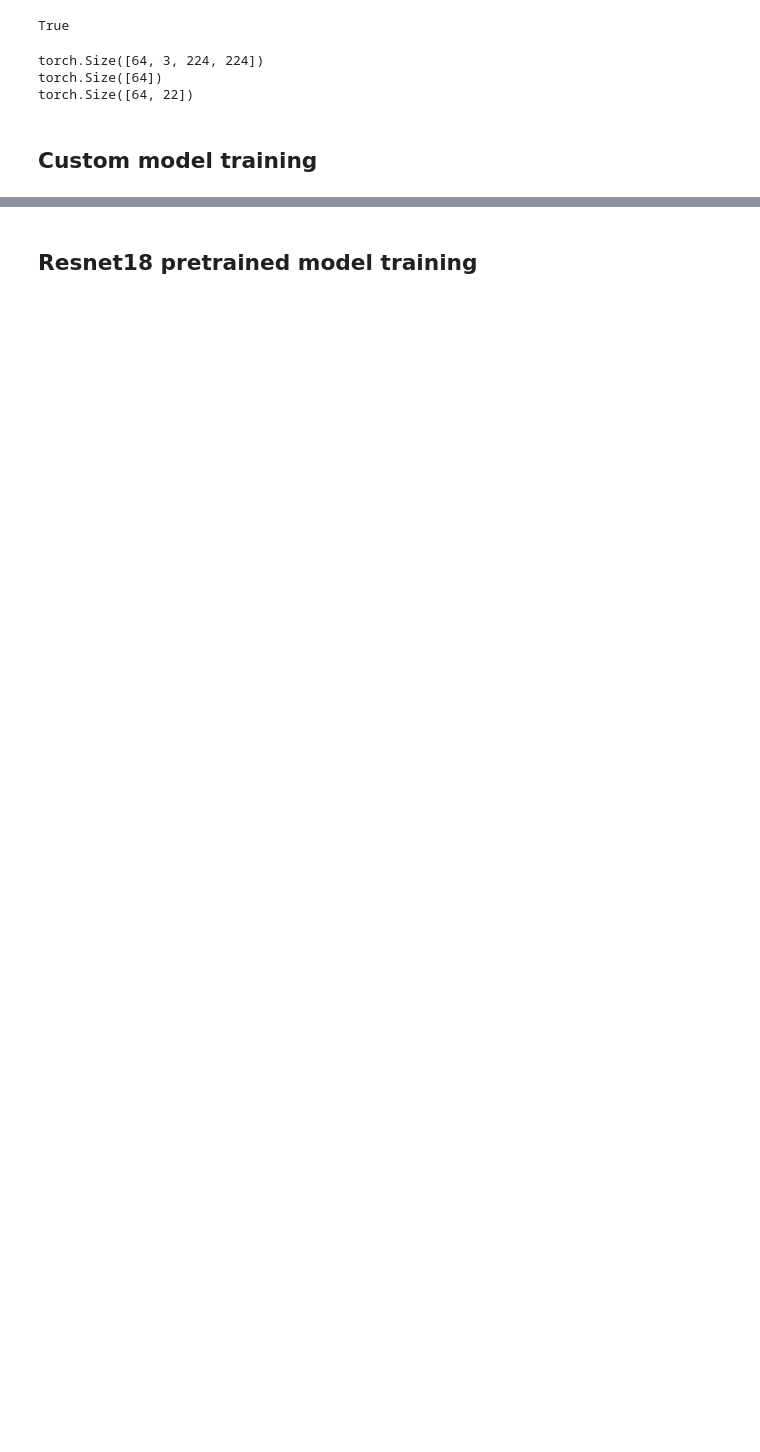
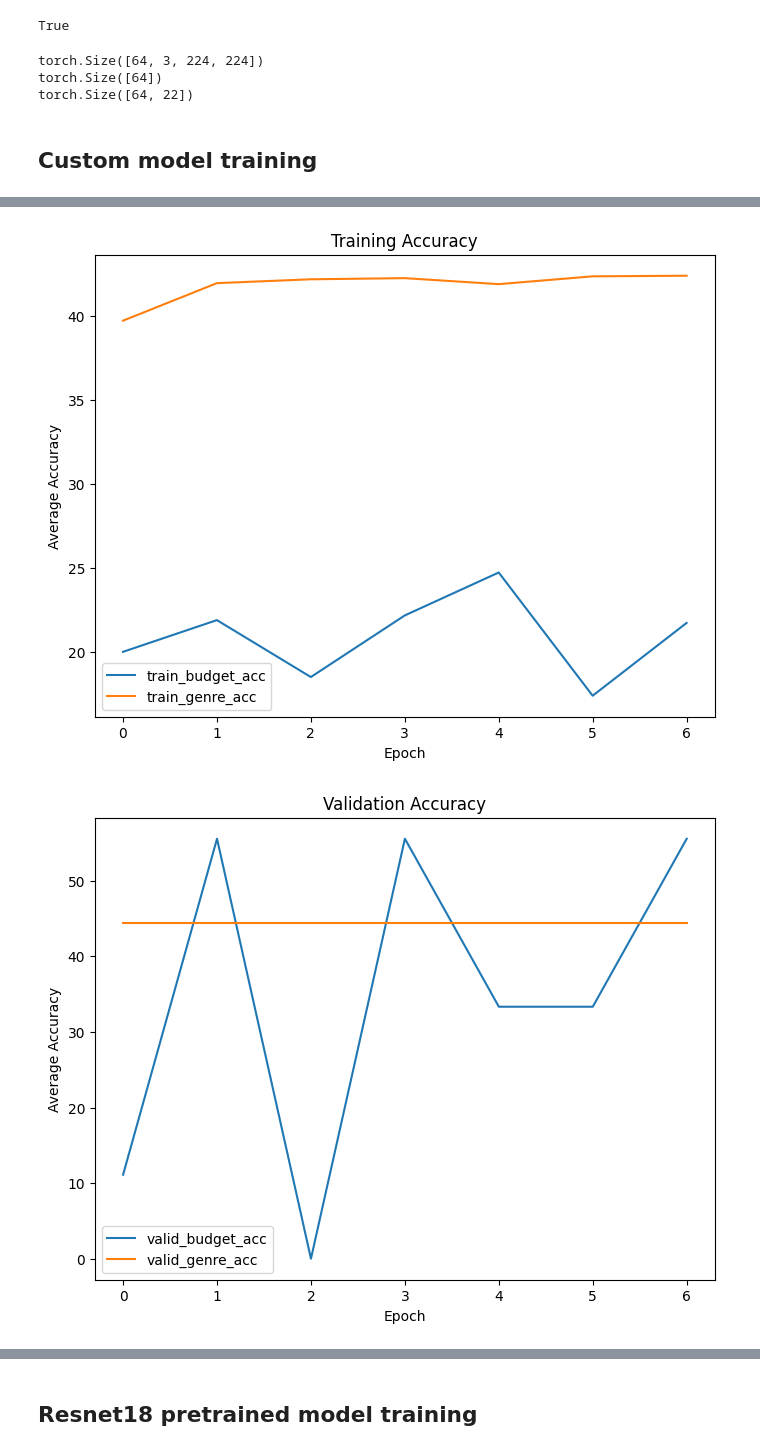
Before and after one commit to dzijianc/Movie-Budget-Predictor, a Jupyter notebook: model.ipynb, the cells around one changed output, grey strips where cells are left out. Drawn from its saved outputs; the diff is of its cells as text; code cells hidden in the pictures; blank space fills up the shorter version.

Commit message:
Results for each model

```diff
--- a/model.ipynb
+++ b/model.ipynb
@@ -366,15 +396,25 @@ class MyModel(nn.Module):
         out2 = self.o2(x)
         # out2 = F.sigmoid(logits2, dim=1)
         return out, out2
+# %%
+budget_ground = pd.read_csv("train_set_15_shots.csv")
+# budget_ground = pd.read_csv("train_set_all_shots.csv")
+budget_ground = budget_ground['budget'].values
+total = len(budget_ground)
+weight_scale = []
+for i in range(np.max(budget_ground) + 1):
+    weight_scale.append(1/(np.sum(budget_ground == i)/total))
+weight_scale = torch.tensor(weight_scale).float()
+weight_scale = weight_scale.to(device)
 # %%
-learning_rate = 0.05
-criterion = nn.CrossEntropyLoss()
+learning_rate = 0.01
+criterion = nn.CrossEntropyLoss(weight=weight_scale)
 criterion2 = nn.BCEWithLogitsLoss(reduction='mean') # binary cross entropy loss + softmax
 # %%
 model = MyModel()
 model = model.to(device)
 optimizer = torch.optim.Adam(model.parameters(), lr=learning_rate)
-train(model, criterion, criterion2, optimizer, train_dataloader, val_dataloader, "test.pt", 3, 10, 2)
+_, history = train(model, criterion, criterion2, optimizer, train_dataloader, val_dataloader, "test.pt", 3, 10, 1)
 # %% [output]
 Starting Training from Scratch.
 
@@ -408,0 +436,34 @@ Early Stopping! Total epochs: 3. Best epoch: 0 with loss: 1.18 and acc: 55.56%
+# %%
+# Visualization
+plt.figure(figsize=(8, 6))
+for c in ['train_budget_acc', 'train_genre_acc']:
+    plt.plot(
+        100 * history[c], label=c)
+plt.legend()
+plt.xlabel('Epoch')
+plt.ylabel('Average Accuracy')
+plt.title('Training Accuracy')
+plt.show()
+
+plt.figure(figsize=(8, 6))
+for c in ['valid_budget_acc', 'valid_genre_acc']:
+    plt.plot(
+        100 * history[c], label=c)
+plt.legend()
+plt.xlabel('Epoch')
+plt.ylabel('Average Accuracy')
+plt.title('Validation Accuracy')
+plt.show()
+
+plt.figure(figsize=(8, 6))
+for c in ['train_loss', 'valid_loss']:
+    plt.plot(
+        history[c], label=c)
+plt.legend()
+plt.xlabel('Epoch')
+plt.ylabel('Combined Loss')
+plt.title('Training And Validation Losses')
+plt.show()
+# %% [output]
+[figure, added]
+[figure, added]
```
Also changed, not shown: parts of 14 cells of this notebook.
